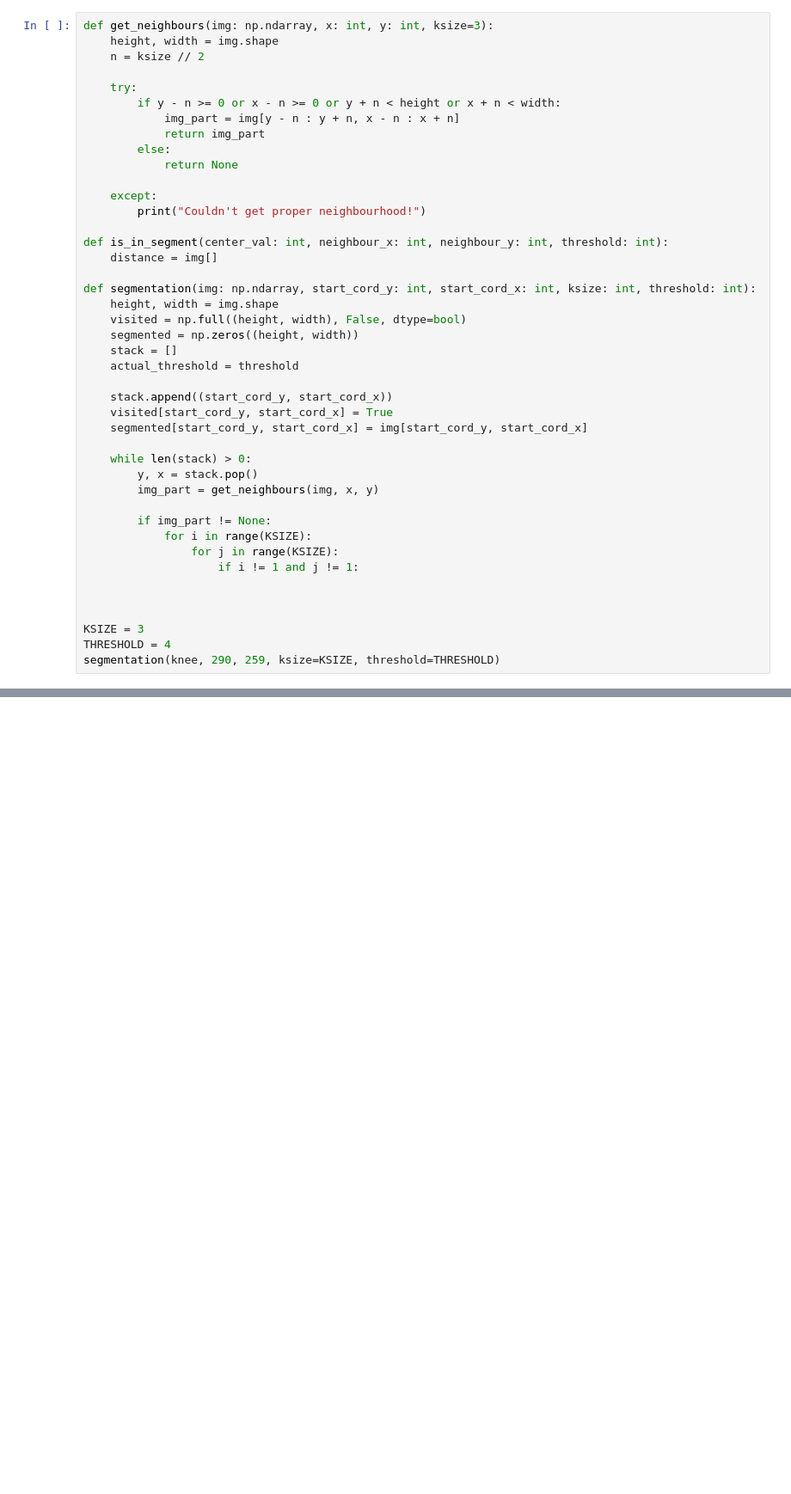
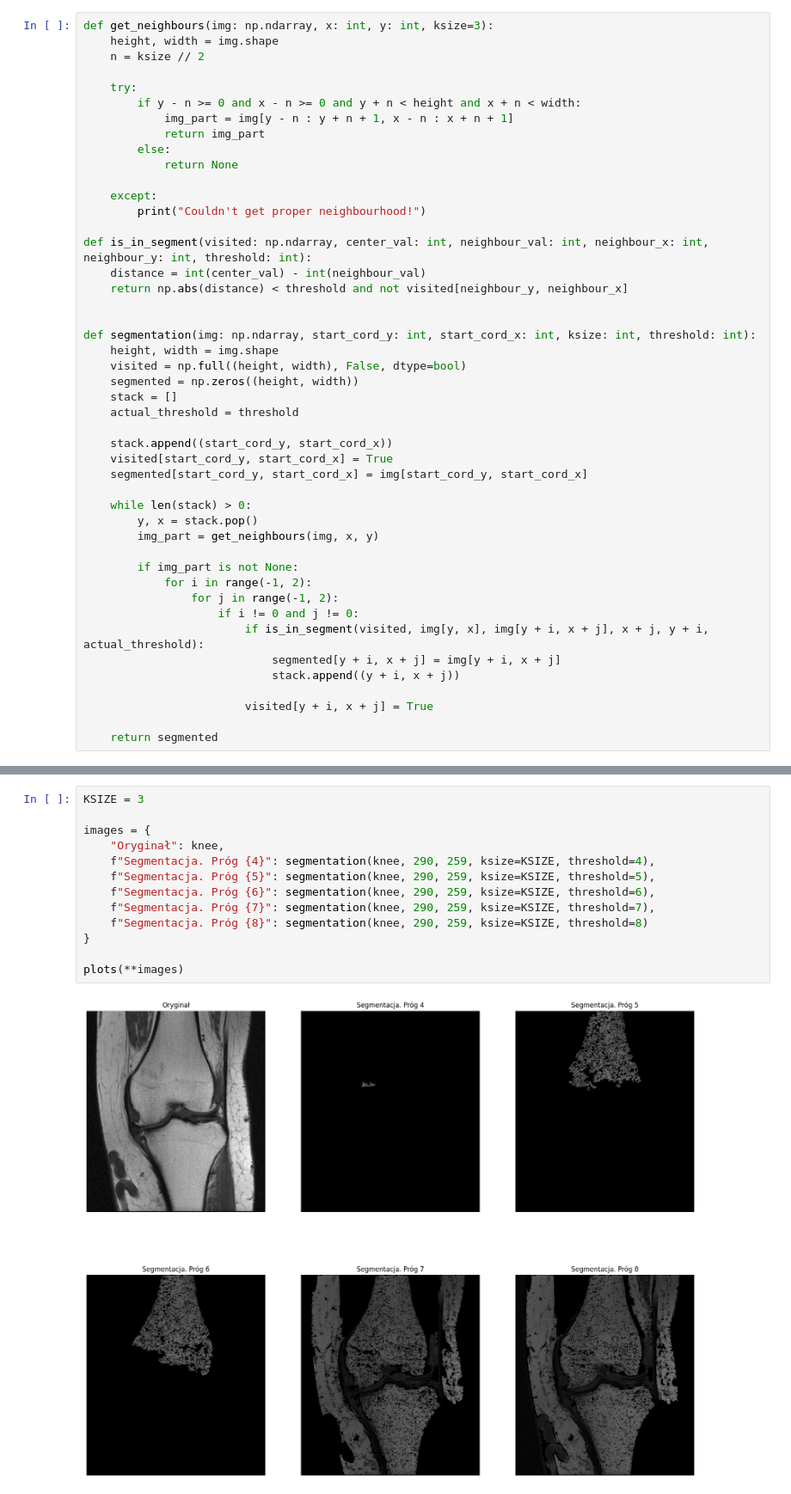
Before and after one commit to DziqG2NK/Przetwarzanie-i-analiza-obraz-w-cyfrowych, a Jupyter notebook: zajecia_5/12_segmentation.ipynb, the cells around one changed output, grey strips where cells are left out. Shown at 86% size. Cells and saved outputs as stored; diff of their text form; blank space fills up the shorter version.

Commit message:
Basic segmentation with constant threshold finished

```diff
--- a/zajecia_5/12_segmentation.ipynb
+++ b/zajecia_5/12_segmentation.ipynb
@@ -165,8 +165,8 @@ def get_neighbours(img: np.ndarray, x: int, y: int, ksize=3):
     n = ksize // 2
 
     try:
-        if y - n >= 0 or x - n >= 0 or y + n < height or x + n < width:
-            img_part = img[y - n : y + n, x - n : x + n]
+        if y - n >= 0 and x - n >= 0 and y + n < height and x + n < width:
+            img_part = img[y - n : y + n + 1, x - n : x + n + 1]
             return img_part
         else:
             return None
@@ -174,8 +174,10 @@ def get_neighbours(img: np.ndarray, x: int, y: int, ksize=3):
     except:
         print("Couldn't get proper neighbourhood!")
 
-def is_in_segment(center_val: int, neighbour_x: int, neighbour_y: int, threshold: int):
-    distance = img[]
+def is_in_segment(visited: np.ndarray, center_val: int, neighbour_val: int, neighbour_x: int, neighbour_y: int, threshold: int):
+    distance = int(center_val) - int(neighbour_val)
+    return np.abs(distance) < threshold and not visited[neighbour_y, neighbour_x]
+
 
 def segmentation(img: np.ndarray, start_cord_y: int, start_cord_x: int, ksize: int, threshold: int):
     height, width = img.shape
@@ -192,13 +194,14 @@ def segmentation(img: np.ndarray, start_cord_y: int, start_cord_x: int, ksize: i
         y, x = stack.pop()
         img_part = get_neighbours(img, x, y)
 
-        if img_part != None:
-            for i in range(KSIZE):
-                for j in range(KSIZE):
-                    if i != 1 and j != 1:
+        if img_part is not None:
+            for i in range(-1, 2):
+                for j in range(-1, 2):
+                    if i != 0 and j != 0:
+                        if is_in_segment(visited, img[y, x], img[y + i, x + j], x + j, y + i, actual_threshold):
+                            segmented[y + i, x + j] = img[y + i, x + j]
+                            stack.append((y + i, x + j))
 
+                        visited[y + i, x + j] = True
 
-
-KSIZE = 3
-THRESHOLD = 4
-segmentation(knee, 290, 259, ksize=KSIZE, threshold=THRESHOLD)
+    return segmented
@@ -213,3 +208,18 @@ segmentation(knee, 290, 259, ksize=KSIZE, threshold=THRESHOLD)
+# %%
+KSIZE = 3
+
+images = {
+    "Oryginał": knee,
+    f"Segmentacja. Próg {4}": segmentation(knee, 290, 259, ksize=KSIZE, threshold=4),
+    f"Segmentacja. Próg {5}": segmentation(knee, 290, 259, ksize=KSIZE, threshold=5),
+    f"Segmentacja. Próg {6}": segmentation(knee, 290, 259, ksize=KSIZE, threshold=6),
+    f"Segmentacja. Próg {7}": segmentation(knee, 290, 259, ksize=KSIZE, threshold=7),
+    f"Segmentacja. Próg {8}": segmentation(knee, 290, 259, ksize=KSIZE, threshold=8)
+}
+
+plots(**images)
+# %% [output]
+[figure, added]
 # %% [markdown]
 1. Powyższy przykład ukazuje wspomniany wcześniej problem z ''globalnym'' podejściem do predykatu Q.
   Jeśli próg będzie mały, to wyznaczymy jedynie niewielki fragment kości.
```
Also changed, not shown: parts of 1 cell of this notebook.
